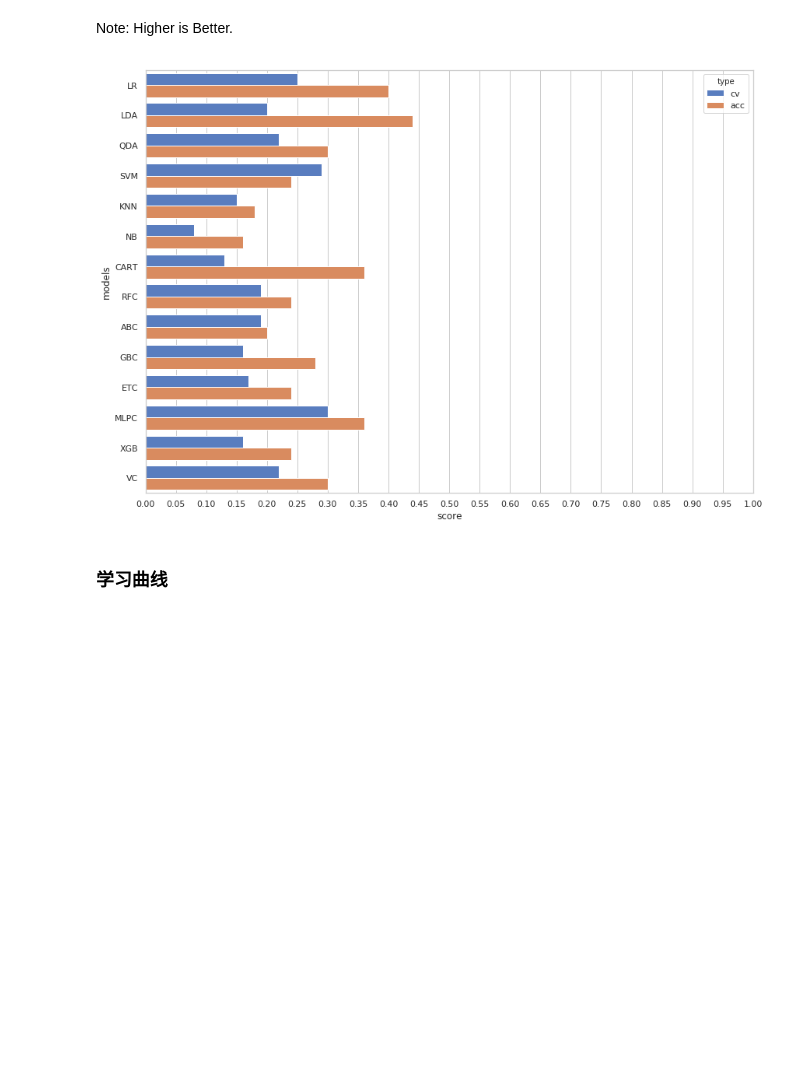
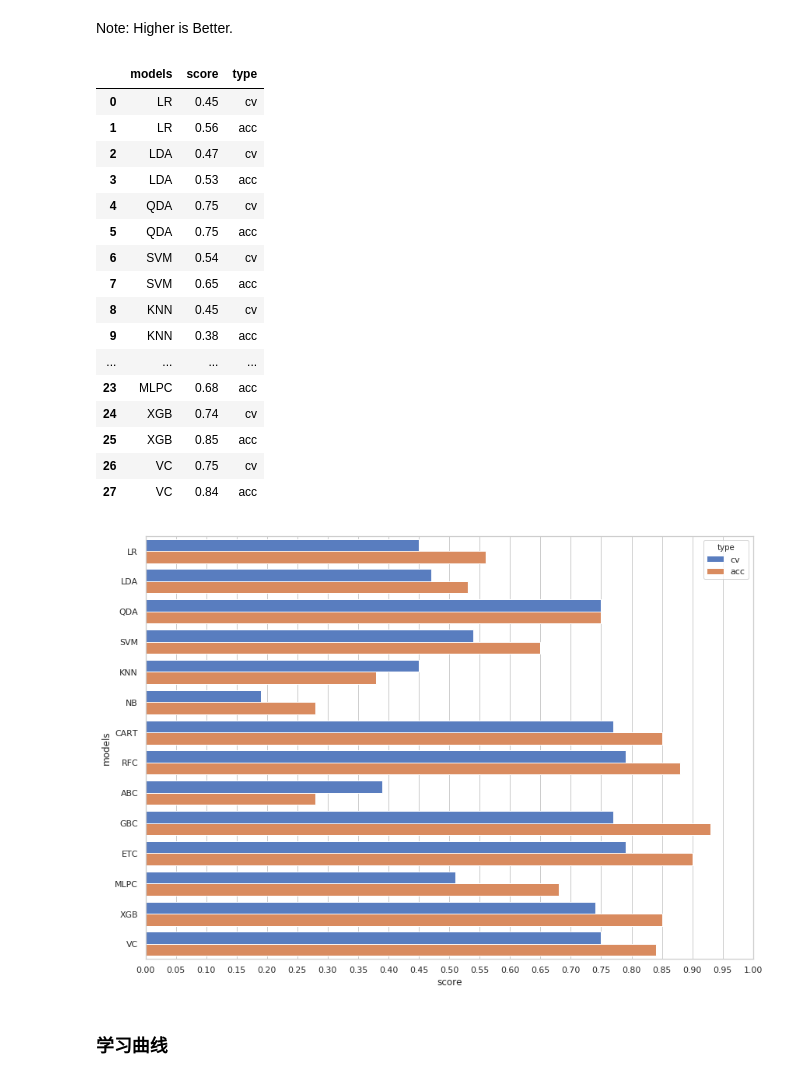
Before and after one commit to dearfad/mmhelper, a Jupyter notebook: mmhelper.ipynb, the cells around one changed output. Cells and saved outputs as stored; diff of their text form; code cells hidden in the pictures; blank space fills up the shorter version.

Commit message:
YANGLAO

```diff
--- a/mmhelper.ipynb
+++ b/mmhelper.ipynb
@@ -19,6 +19,6 @@
 <b>备注</b>：默认为当前目录下的data.xlsx文件，确认数据文件是否正确。
 # %%
 import pandas as pd
-data = pd.read_excel('./pain.xlsx')
-data
+data = pd.read_excel('./yanglao.xls')
+data.head()
 # %% [output]
@@ -125,34 +114,52 @@ models['VC'] = VotingClassifier(estimators=[
     ('xgb', models['XGB'])], voting='hard')
 
 kfold = StratifiedKFold(n_splits=10)
 cv_result = []
 
 for key in models:
         models[key].fit(X_train, y_train)
         cv_score = cross_val_score(
             models[key], X_train, y_train, scoring="accuracy", cv=kfold)
         cv_means = round(cv_score.mean(), 2)
     #     cv_std = round(cv_score.std(), 2)
         acc_score = round(models[key].score(X_test, y_test), 2)
         cvresult = {'models': key, 'score': cv_means, 'type': 'cv'}
         cv_result.append(cvresult)
         cvresult = {'models': key, 'score': acc_score, 'type': 'acc'}
         cv_result.append(cvresult)
     #     print(confusion_matrix(y_test, models[key].predict(X_test)))
     #     print(key)
     #     print('='*80)
     #     print(classification_report(y_test, models[key].predict(X_test)))
     #     print(key,'====',models[key].get_params())
 
 cv_results = pd.DataFrame(cv_result)
 
 plt.figure(figsize=(14, 10))
 sns.set(style="whitegrid")
 g = sns.barplot(x='score', y='models', hue='type', data=cv_results, palette="muted");
 # g = sns.barplot(x='score', y='models', hue='type', data=cv_results, **{'xerr': cv_std})
 g.set_xticks(np.arange(0, 1.05, 0.05));
+cv_results
 # %% [output]
+|  | models | score | type |
+| 0 | LR | 0.45 | cv |
+| 1 | LR | 0.56 | acc |
+| 2 | LDA | 0.47 | cv |
+| 3 | LDA | 0.53 | acc |
+| 4 | QDA | 0.75 | cv |
+| 5 | QDA | 0.75 | acc |
+| 6 | SVM | 0.54 | cv |
+| 7 | SVM | 0.65 | acc |
+| 8 | KNN | 0.45 | cv |
+| 9 | KNN | 0.38 | acc |
+| ... | ... | ... | ... |
+| 23 | MLPC | 0.68 | acc |
+| 24 | XGB | 0.74 | cv |
+| 25 | XGB | 0.85 | acc |
+| 26 | VC | 0.75 | cv |
+| 27 | VC | 0.84 | acc |
-[figure, old version]
+[figure, new version]
 # %% [markdown]
 ### 学习曲线
 # %% [markdown]
```
Also changed, not shown: parts of 7 cells of this notebook, 3 other files.
